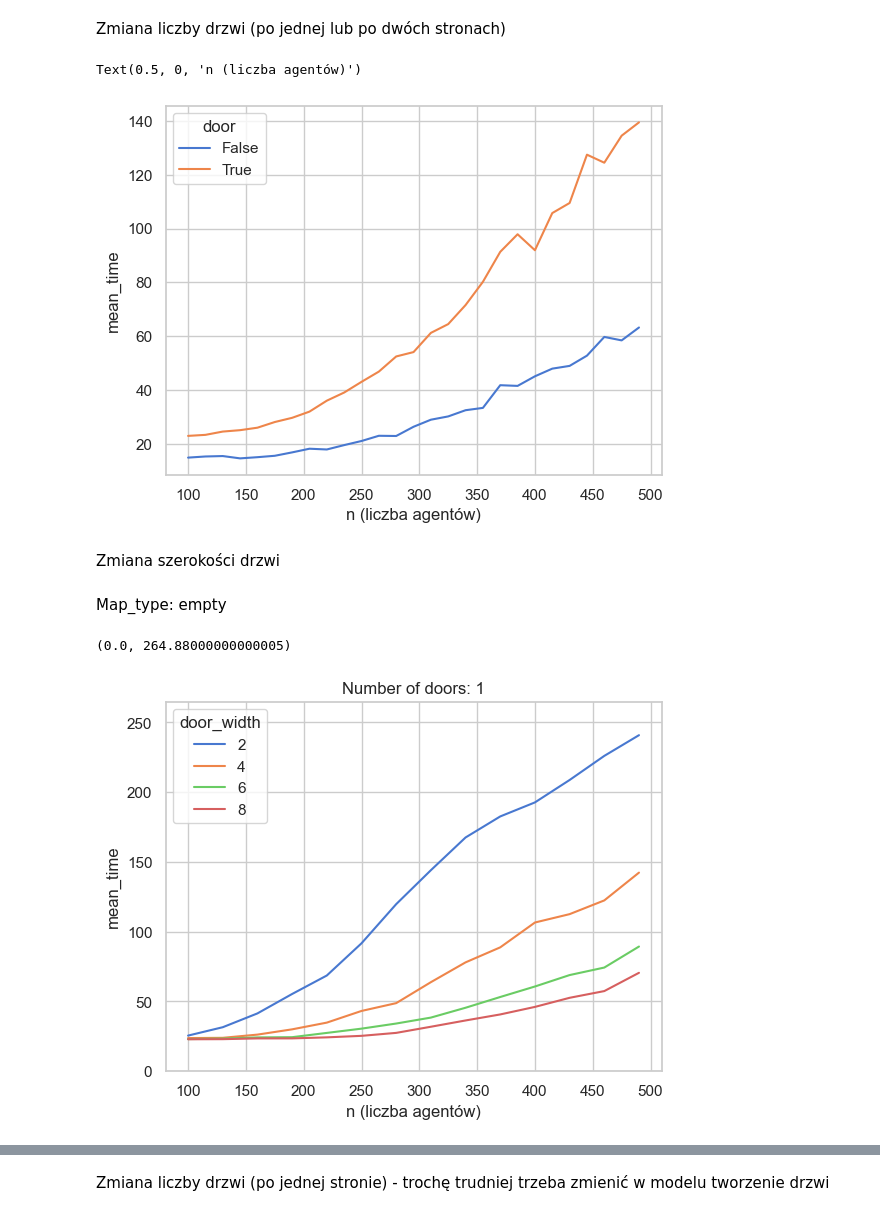
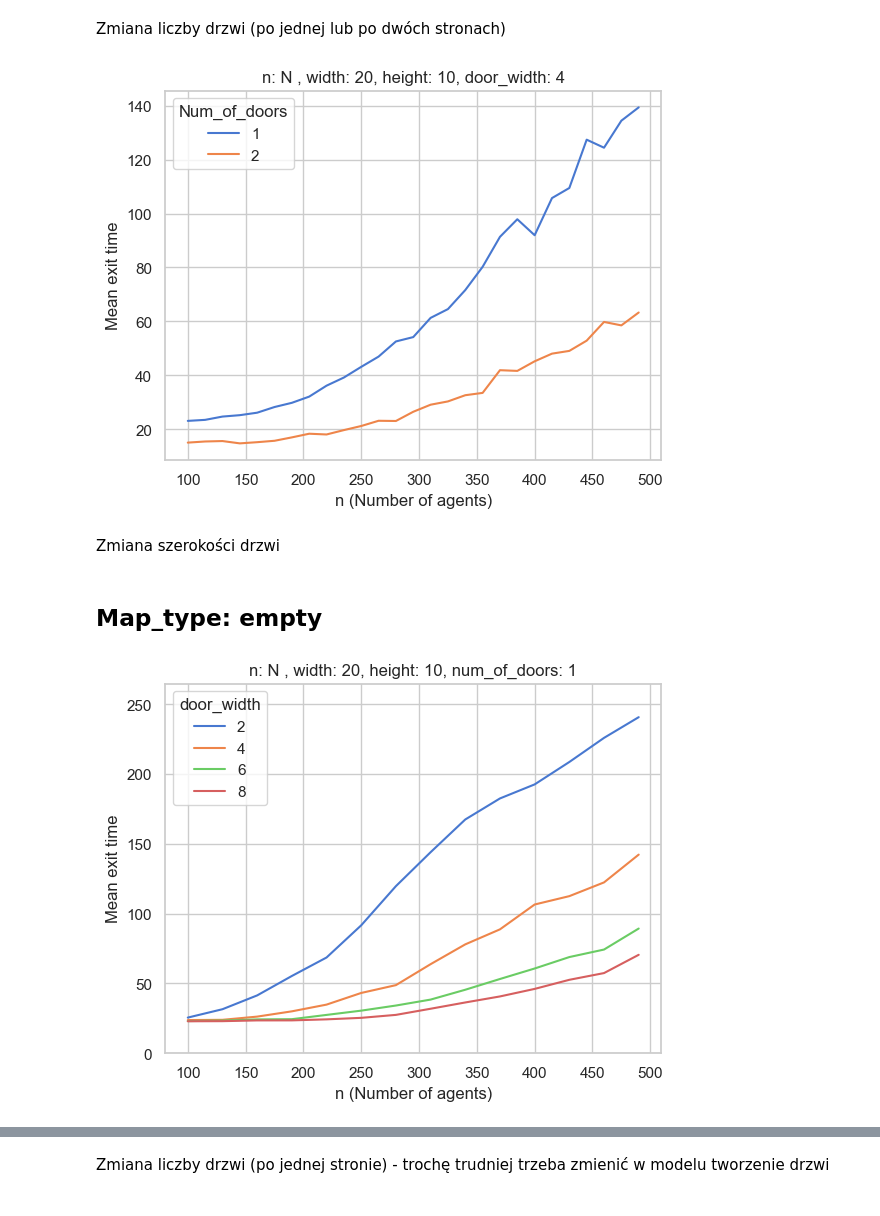
Before and after one commit to MateuszDziamba/matematyka_dla_przemys-u, a Jupyter notebook: symulacja_mesa/wyniki4_kody.ipynb, the cells around one changed output, grey strips where cells are left out. Saved outputs shown, nothing was run; the diff lists cells and outputs as text; code cells hidden in the pictures.

```diff
--- a/symulacja_mesa/wyniki4_kody.ipynb
+++ b/symulacja_mesa/wyniki4_kody.ipynb
@@ -175,12 +178,17 @@ def run_two_doors_experiment(agent_counts, iters=50, save_path="two_doors_result
 agent_counts = np.arange(100, 500, 15)
 two_doors_df = run_two_doors_experiment(agent_counts)
 # %%
+two_doors_df = pd.read_csv("two_doors_results.csv")
+two_doors_df["door"] = two_doors_df["door"].map({True: 1, False: 2})
+
 sns.lineplot(data = two_doors_df, x = "n", y="mean_time", hue = "door", palette="muted" )
-#plt.title("n: N , width: 40, height: 20, door_width: 6")
-plt.xlabel("n (liczba agentów)")
+plt.title("n: N , width: 20, height: 10, door_width: 4")
+plt.xlabel("n (Number of agents)")
+plt.ylabel("Mean exit time")
+plt.legend(title="Num_of_doors", loc="upper left")
+plt.show()
 # %% [output]
-Text(0.5, 0, 'n (liczba agentów)')
-[figure, old version]
+[figure, new version]
 # %% [markdown]
 Zmiana szerokości drzwi
 # %%
@@ -239,20 +247,24 @@ def run_door_width_experiment(agent_counts, door_widths, map_type, iters=50, sav
                 results_df.to_csv(save_path, index=False)
 
     return results_df
-# %% [markdown]
-Map_type: empty
+# %% [markdown]
+## Map_type: empty
 # %%
 agent_counts = np.arange(100, 501, 30)
 door_width=np.arange(2, 10, 2)
 
 door_width_df = run_door_width_experiment(agent_counts, door_width, "empty")
 # %%
+door_width_df = pd.read_csv("door_width_results.csv")
 y_max = door_width_df[door_width_df["door"] == True]["mean_time"].max()
+
 sns.lineplot(data=door_width_df[door_width_df["door"] == True], x="n", y="mean_time", hue="door_width", palette="muted")
-plt.xlabel("n (liczba agentów)")
-plt.title("Number of doors: 1")
+plt.xlabel("n (Number of agents)")
+plt.ylabel("Mean exit time")
+plt.title("n: N , width: 20, height: 10, num_of_doors: 1")
 plt.ylim(0, y_max * 1.1)
+plt.legend(title="door_width", loc="upper left")
+plt.show()
 # %% [output]
-(0.0, 264.88000000000005)
-[figure, old version]
+[figure, new version]
 # %%
```
Also changed, not shown: parts of 10 cells of this notebook.
